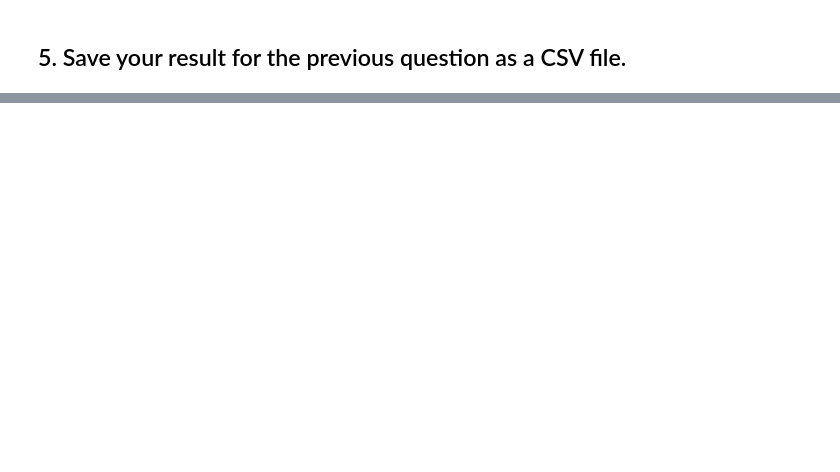
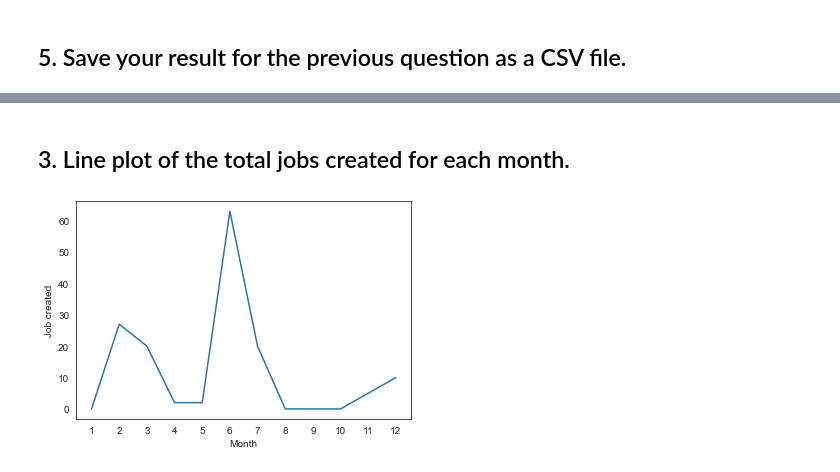
Before and after one commit to DJRdatascience/binder-framework, a Jupyter notebook: notebook_day4-5.ipynb, the cells around one changed output, grey strips where cells are left out. Cells and saved outputs as stored; diff of their text form; code cells hidden in the pictures; blank space fills up the shorter version.

```diff
--- a/notebook_day4-5.ipynb
+++ b/notebook_day4-5.ipynb
@@ -65,0 +106,10 @@ df_result.to_csv( 'pandas_problem5.csv' )
+# %% [markdown]
+## 3. Line plot of the total jobs created for each month.
+# %%
+df['Effective Date'] = pd.to_datetime( df['Effective Date'] )
+df_monthly = df.groupby( df['Effective Date'].dt.month ).sum()
+ax = sns.lineplot(x=df_monthly.index.values, y=df_monthly['Job created'] )
+ax.set_xticks( range(1,13) )
+ax.set_xlabel( 'Month' );
+# %% [output]
+[figure, added]
```
Also changed, not shown: parts of 13 cells of this notebook, 1 other file.
